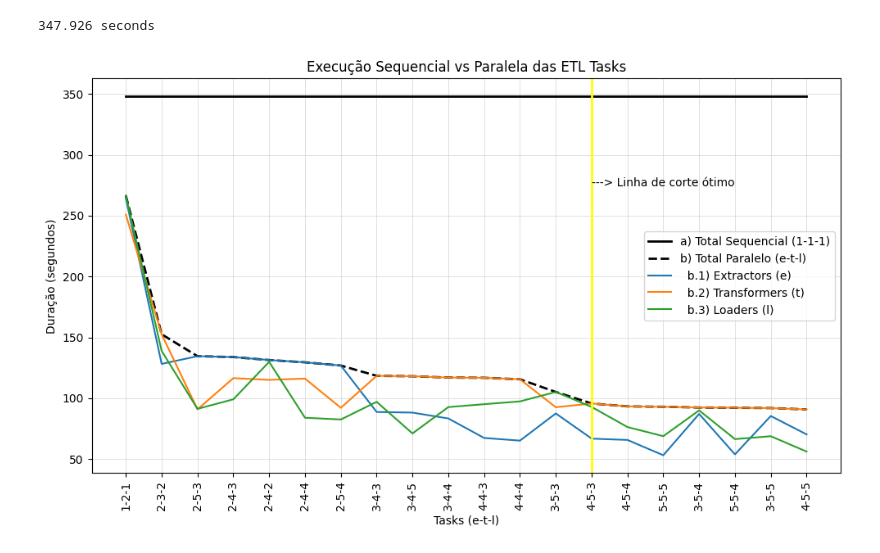
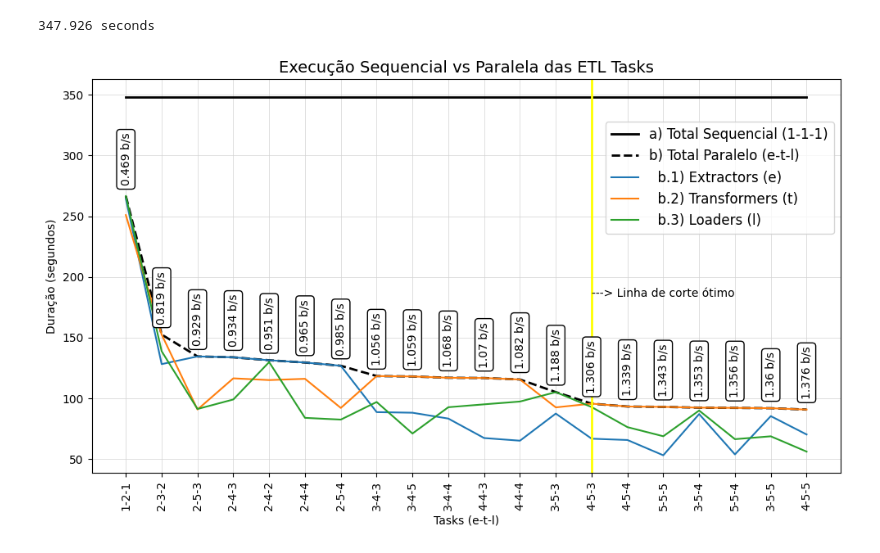
Before and after one commit to offcomputer/usp-airflow-project, a Jupyter notebook: src/notebooks/results.ipynb, the cells around one changed output. Drawn from its saved outputs; the diff is of its cells as text; code cells hidden in the pictures.

```diff
--- a/src/notebooks/results.ipynb
+++ b/src/notebooks/results.ipynb
@@ -37,7 +38,8 @@ config_map = df_logs[['run_id', 'tasks']].drop_duplicates()
 df_summary = df_grouped.merge(config_map, on='run_id')
 result = \
     df_summary.copy()[['run_id'] + cols + ['total_pipeline_time', 'tasks']]
-result['etl_variance'] = result[cols].var(axis=1)
+result['etl_variance'] = round(result[cols].var(axis=1), 3)
+result['batches_rate'] = round(125 / result['total_pipeline_time'], 3)
 result = result.sort_values(by='etl_variance').head(20)
 result
 # %% [output]
@@ -68,32 +81,40 @@ print(sequential_time, 'seconds')
 # %%
 result_sorted = result.sort_values(by='total_pipeline_time', ascending=False)
 
 plt.figure(figsize=(10, 6))
 plt.plot(result_sorted['tasks'], result_sorted['sequential_time'],
          label='a) Total Sequencial (1-1-1)', color='black', linewidth=2)
 plt.plot(result_sorted['tasks'], result_sorted['total_pipeline_time'],
          label='b) Total Paralelo (e-t-l)',
          color='black', linestyle='--', linewidth=2)
 plt.plot(result_sorted['tasks'],
          result_sorted['extractors'],
          label='  b.1) Extractors (e)')
 plt.plot(result_sorted['tasks'],
          result_sorted['transformers'],
          label='  b.2) Transformers (t)')
 plt.plot(result_sorted['tasks'],
          result_sorted['loaders'],
          label='  b.3) Loaders (l)')
+offset = (result_sorted['total_pipeline_time'].max()
+          - result_sorted['total_pipeline_time'].min()) * 0.06
+for i, txt in enumerate(result_sorted['batches_rate']):
+    plt.text(result_sorted['tasks'].iloc[i],
+             result_sorted['total_pipeline_time'].iloc[i] + offset,
+             f'{txt} b/s', rotation=90, fontsize=10, ha='center',
+             bbox=dict(facecolor='white', edgecolor='black', boxstyle='round,pad=0.3'))
+
 plt.xlabel('Tasks (e-t-l)')
 plt.ylabel('Duração (segundos)')
-plt.title('Execução Sequencial vs Paralela das ETL Tasks')
+plt.title('Execução Sequencial vs Paralela das ETL Tasks', fontsize=14)
 plt.xticks(rotation=90)
 plt.axvline(x=13, color='yellow', linewidth=2)
 ymax = plt.ylim()[1]
-plt.text(13, ymax * 0.75, '---> Linha de corte ótimo', color='black',
+plt.text(13, ymax * 0.5, '---> Linha de corte ótimo', color='black',
          va='bottom', ha='left', fontsize=10)
-plt.legend()
+plt.legend(fontsize=12, loc='center right', bbox_to_anchor=(1, 0.75))
 plt.tight_layout()
 plt.grid(color='lightgray', linewidth=0.5)
 plt.show()
 # %% [output]
-[figure, old version]
+[figure, new version]
```
Also changed, not shown: parts of 3 cells of this notebook.
